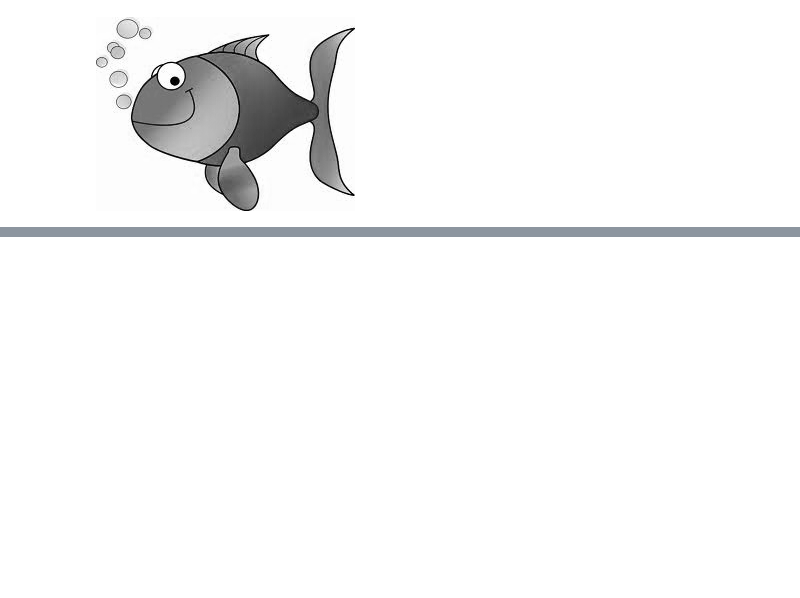
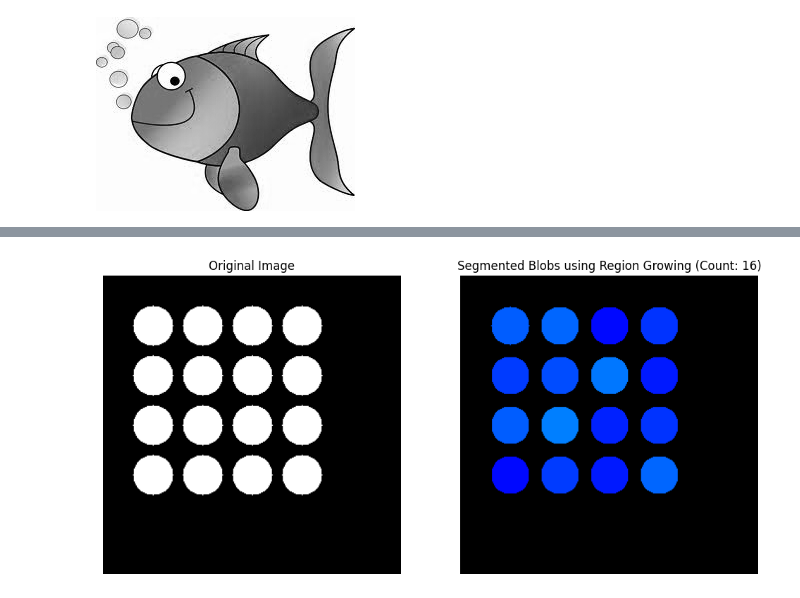
Before and after one commit to Lanaanvar/Deep-Learning, a Jupyter notebook: Set_3.ipynb, the cells around one changed output, grey strips where cells are left out. Saved outputs shown, nothing was run; the diff lists cells and outputs as text; code cells hidden in the pictures; blank space fills up the shorter version.

```diff
--- a/Set_3.ipynb
+++ b/Set_3.ipynb
@@ -281,0 +462,80 @@ Intensity Image:
+# %%
+import cv2
+import numpy as np
+import matplotlib.pyplot as plt
+from collections import deque
+
+def region_growing(img, seeds, thresh=5):
+    """
+    img: grayscale image (2D)
+    seeds: list of (x, y) coordinates as starting points
+    thresh: intensity difference threshold for growing
+    """
+    h, w = img.shape
+    segmented = np.zeros((h, w), np.uint8)
+    label = 1
+
+    # Directions for 8-neighbors
+    neighbors = [(-1, 0), (1, 0), (0, -1), (0, 1),
+                 (-1, -1), (-1, 1), (1, -1), (1, 1)]
+
+    for seed in seeds:
+        x, y = seed
+        if segmented[x, y] != 0:
+            continue
+
+        region_intensity = int(img[x, y])
+        queue = deque()
+        queue.append((x, y))
+        segmented[x, y] = label
+
+        while queue:
+            cx, cy = queue.popleft()
+            for dx, dy in neighbors:
+                nx, ny = cx + dx, cy + dy
+                if 0 <= nx < h and 0 <= ny < w and segmented[nx, ny] == 0:
+                    if abs(int(img[nx, ny]) - region_intensity) < thresh:
+                        segmented[nx, ny] = label
+                        queue.append((nx, ny))
+
+        label += 1
+
+    return segmented, label - 1
+
+
+# ---- MAIN EXECUTION ----
+# Load grayscale image
+img = cv2.imread('binary_image.png', cv2.IMREAD_GRAYSCALE)
+
+# Optional: smooth a bit to reduce noise
+img_smooth = cv2.GaussianBlur(img, (3, 3), 0)
+
+# Choose seeds automatically (simple heuristic)
+# Seeds are picked where pixel intensity > threshold (bright blobs)
+seed_points = np.argwhere(img_smooth > 180)
+seed_points = [tuple(pt) for pt in seed_points[::500]]  # sample every 500th pixel
+
+# Apply region growing
+segmented, num_regions = region_growing(img_smooth, seed_points, thresh=15)
+
+# Colorize segmented regions
+label_hue = np.uint8(179 * segmented / np.max(segmented))
+blank_ch = 255 * np.ones_like(label_hue)
+colored = cv2.merge([label_hue, blank_ch, blank_ch])
+colored = cv2.cvtColor(colored, cv2.COLOR_HSV2BGR)
+colored[label_hue == 0] = 0
+
+# Display results
+plt.figure(figsize=(12, 6))
+plt.subplot(1, 2, 1)
+plt.title('Original Image')
+plt.imshow(img, cmap='gray')
+plt.axis('off')
+
+plt.subplot(1, 2, 2)
+plt.title(f'Segmented Blobs using Region Growing (Count: {num_regions})')
+plt.imshow(colored)
+plt.axis('off')
+plt.show()
+# %% [output]
+[figure, added]
```
Also changed, not shown: parts of 5 cells of this notebook.
